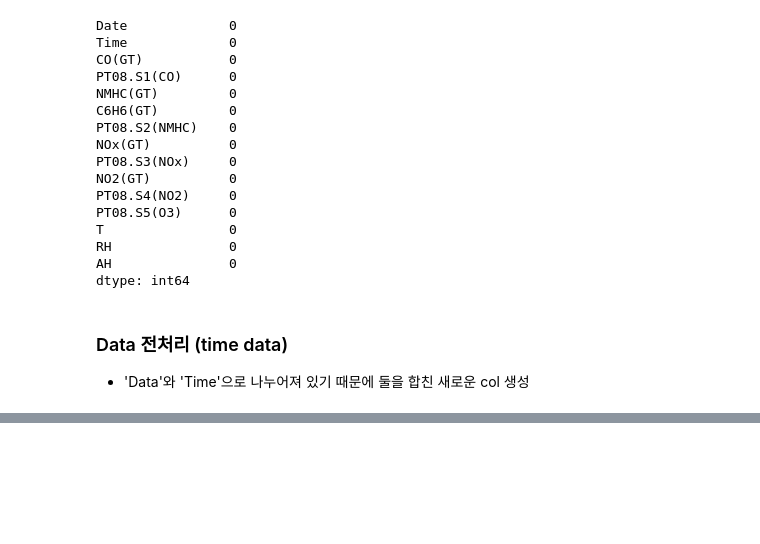
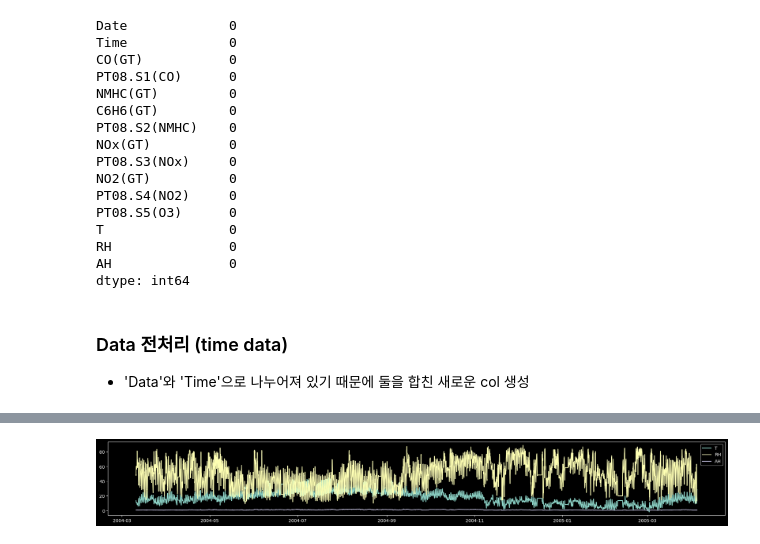
Before and after one commit to Minjeongc/study-data-analytics, a Jupyter notebook: Chapter02/chapter02.ipynb, the cells around one changed output, grey strips where cells are left out. Drawn from its saved outputs; the diff is of its cells as text; code cells hidden in the pictures; blank space fills up the shorter version.

```diff
--- a/Chapter02/chapter02.ipynb
+++ b/Chapter02/chapter02.ipynb
@@ -209,0 +214,19 @@ memory usage: 1.1+ MB
+# %%
+# 2004-03 ~ 2005-03, 1년치 데이터
+# x, y, data 설정하여 Plotting
+
+import seaborn as sns
+import matplotlib.pyplot as plt
+
+%matplotlib inline
+
+plt.style.use(['dark_background'])
+
+plt.plot(df['Date_merge'], df['T'], label = 'T')
+plt.plot(df['Date_merge'], df['RH'], label = 'RH')
+plt.plot(df['Date_merge'], df['AH'], label = 'AH')
+
+plt.legend()
+plt.gcf().set_size_inches(25,3)
+# %% [output]
+[figure, added]
```
Also changed, not shown: parts of 52 cells of this notebook.
